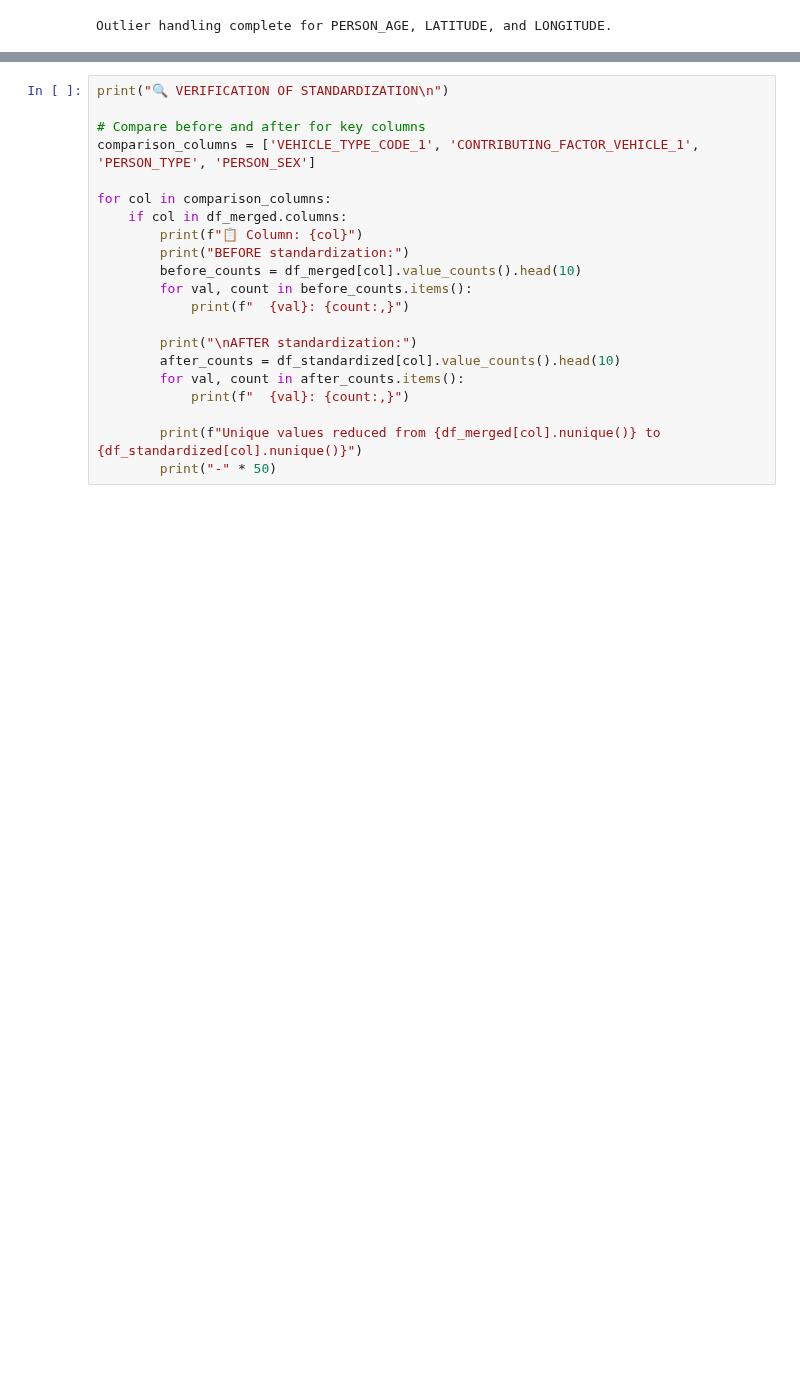
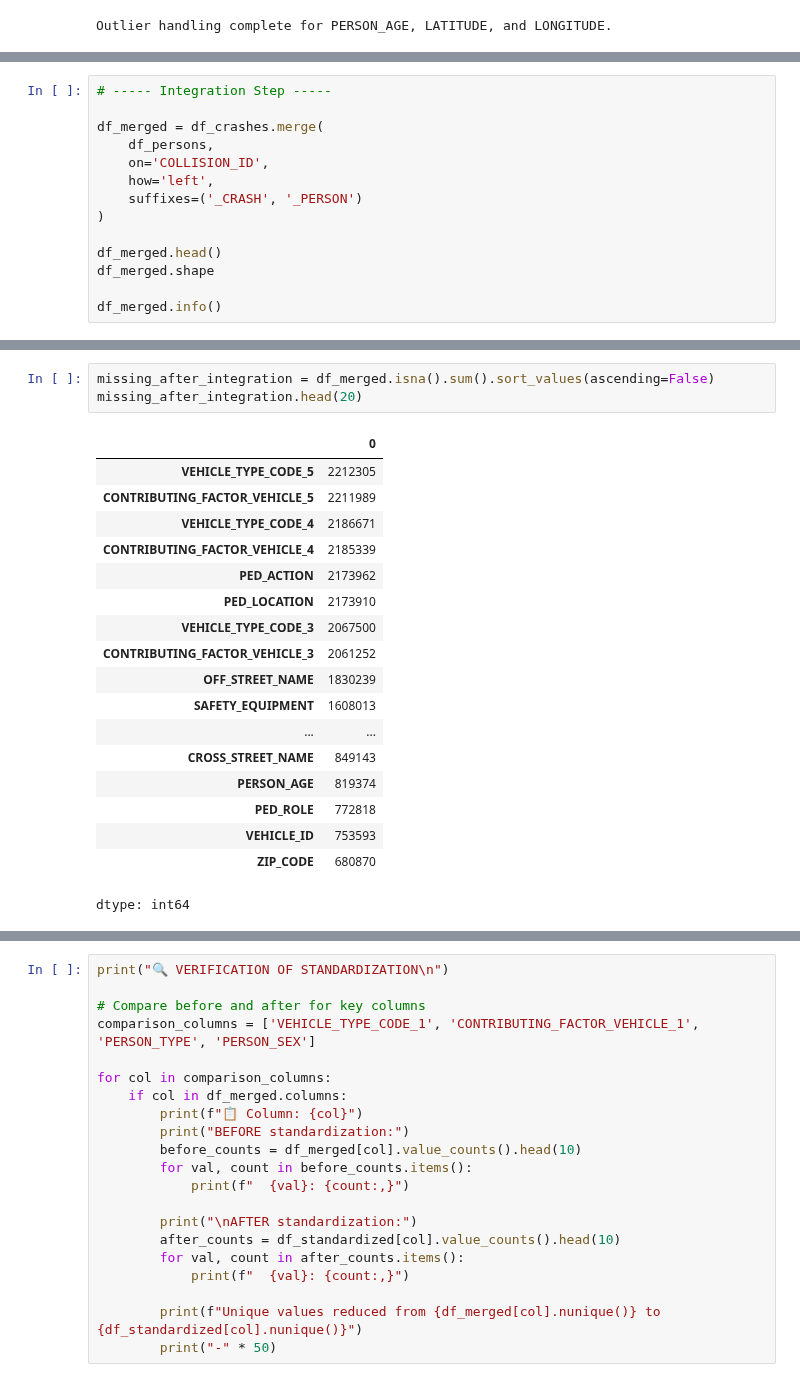
Before and after one commit to User-2rxeg/NYC-CrashLens, a Jupyter notebook: V1.ipynb, the cells around one changed output, grey strips where cells are left out. Cells and saved outputs as stored; diff of their text form; blank space fills up the shorter version.

```diff
--- a/V1.ipynb
+++ b/V1.ipynb
@@ -552,0 +423,14 @@ Shape of df_merged after dropping columns: (2222046, 48)
+# %%
+# ----- Integration Step -----
+
+df_merged = df_crashes.merge(
+    df_persons,
+    on='COLLISION_ID',
+    how='left',
+    suffixes=('_CRASH', '_PERSON')
+)
+
+df_merged.head()
+df_merged.shape
+
+df_merged.info()
@@ -552,0 +455,22 @@ Shape of df_merged after dropping columns: (2222046, 48)
+# %%
+missing_after_integration = df_merged.isna().sum().sort_values(ascending=False)
+missing_after_integration.head(20)
+# %% [output]
+|  | 0 |
+| VEHICLE_TYPE_CODE_5 | 2212305 |
+| CONTRIBUTING_FACTOR_VEHICLE_5 | 2211989 |
+| VEHICLE_TYPE_CODE_4 | 2186671 |
+| CONTRIBUTING_FACTOR_VEHICLE_4 | 2185339 |
+| PED_ACTION | 2173962 |
+| PED_LOCATION | 2173910 |
+| VEHICLE_TYPE_CODE_3 | 2067500 |
+| CONTRIBUTING_FACTOR_VEHICLE_3 | 2061252 |
+| OFF_STREET_NAME | 1830239 |
+| SAFETY_EQUIPMENT | 1608013 |
+| ... | ... |
+| CROSS_STREET_NAME | 849143 |
+| PERSON_AGE | 819374 |
+| PED_ROLE | 772818 |
+| VEHICLE_ID | 753593 |
+| ZIP_CODE | 680870 |
+dtype: int64
```
Also changed, not shown: parts of 26 cells of this notebook.
